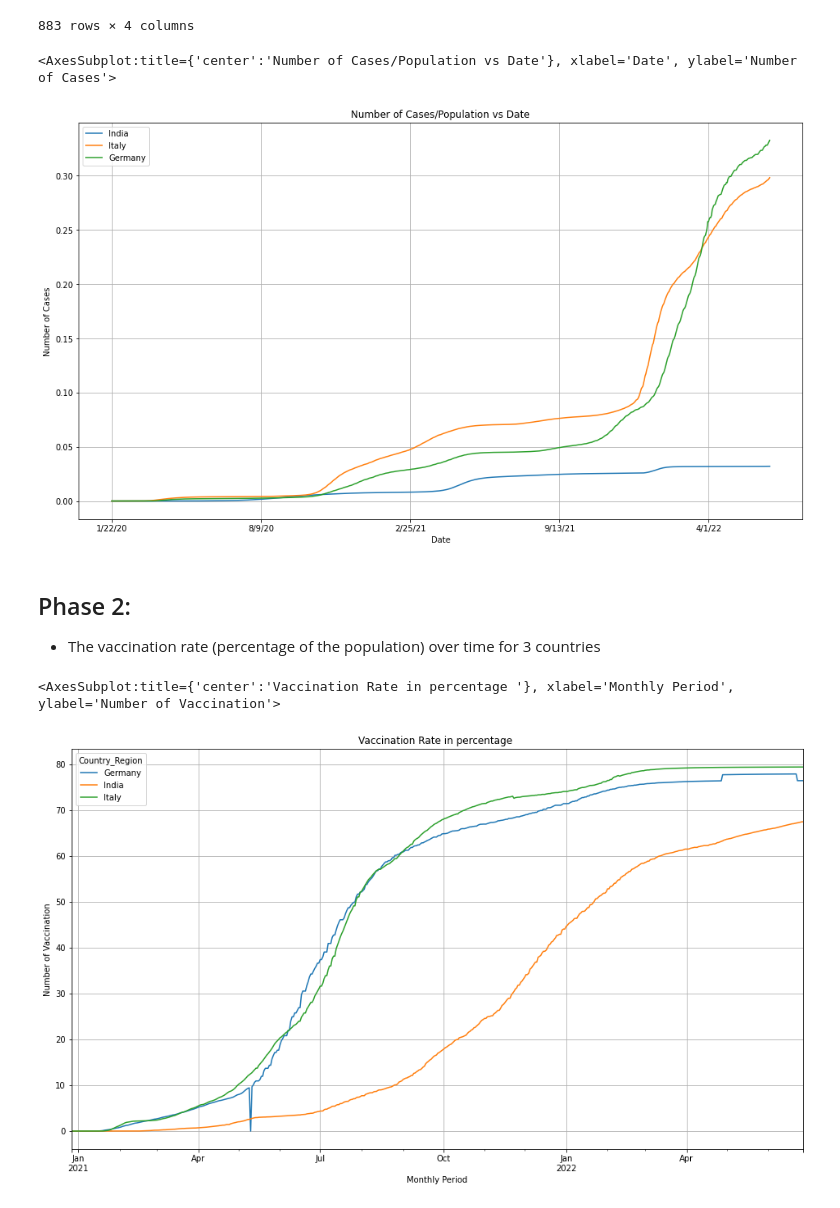
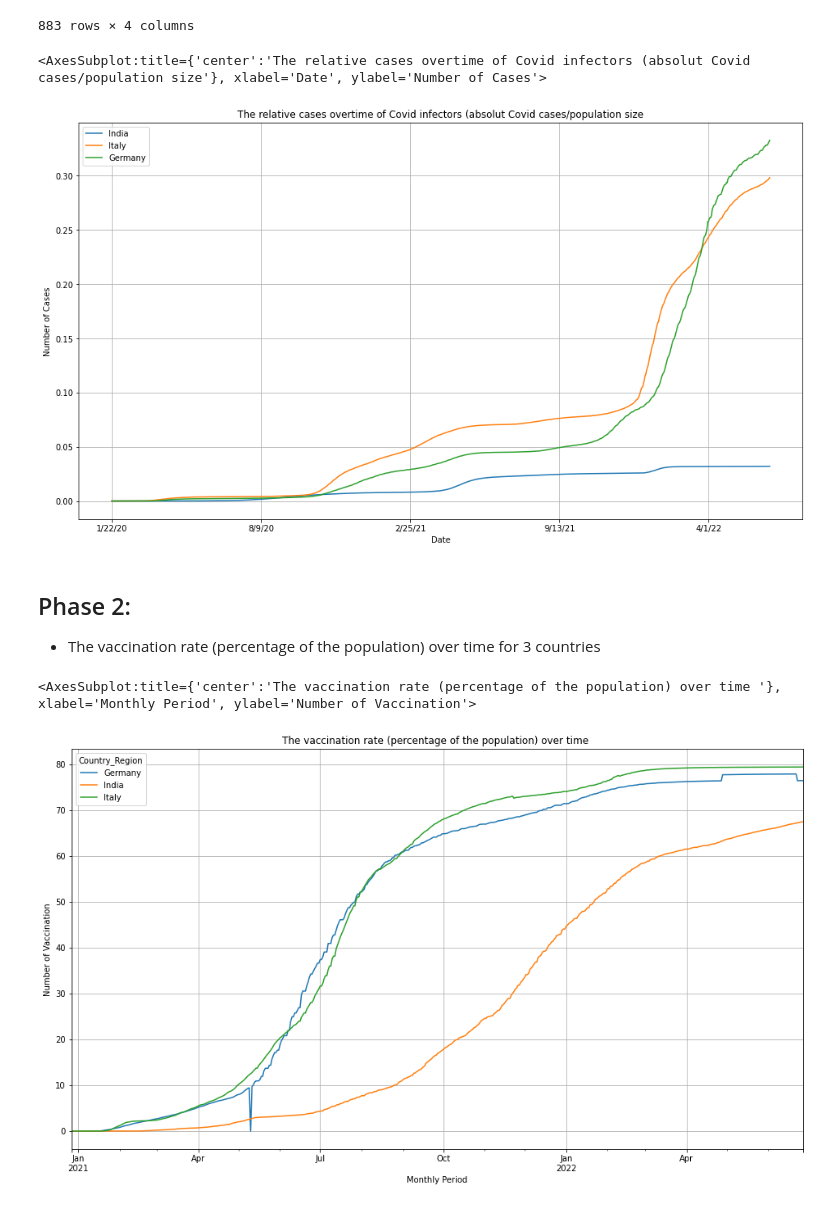
Before and after one commit to Rahul-TUKL/Project_EDS, a Jupyter notebook: notebooks/first_project_delivery.ipynb, the cells around one changed output. Cells and saved outputs as stored; diff of their text form; code cells hidden in the pictures.

```diff
--- a/notebooks/first_project_delivery.ipynb
+++ b/notebooks/first_project_delivery.ipynb
@@ -105,10 +105,10 @@ main_data
 | 882 | 6/22/22 | 0.032045 | 0.298094 | 0.332501 |
 883 rows × 4 columns
 # %%
-main_data.set_index('date').plot(title="Number of Cases/Population vs Date",ylabel= "Number of Cases",xlabel = "Date",grid="on",figsize=(16,9))
+main_data.set_index('date').plot(title="The relative cases overtime of Covid infectors (absolut Covid cases/population size",ylabel= "Number of Cases",xlabel = "Date",grid="on",figsize=(16,9))
 # %% [output]
-<AxesSubplot:title={'center':'Number of Cases/Population vs Date'}, xlabel='Date', ylabel='Number of Cases'>
+<AxesSubplot:title={'center':'The relative cases overtime of Covid infectors (absolut Covid cases/population size'}, xlabel='Date', ylabel='Number of Cases'>
-[figure, old version]
+[figure, new version]
 # %% [markdown]
 ## Phase 2:
 * The vaccination rate (percentage of the population) over time for 3 countries
@@ -133,7 +133,7 @@ for each in country_list:
    vaccination_data[each] = np.array(vaccination_data[each]/float(population_in_original[each])*100)
 # %%
 # Plotting
-vaccination_data.plot(title="Vaccination Rate in percentage ",ylabel= "Number of Vaccination",xlabel = "Monthly Period",grid="on",figsize=(16,9))
+vaccination_data.plot(title="The vaccination rate (percentage of the population) over time ",ylabel= "Number of Vaccination",xlabel = "Monthly Period",grid="on",figsize=(16,9))
 # %% [output]
-<AxesSubplot:title={'center':'Vaccination Rate in percentage '}, xlabel='Monthly Period', ylabel='Number of Vaccination'>
+<AxesSubplot:title={'center':'The vaccination rate (percentage of the population) over time '}, xlabel='Monthly Period', ylabel='Number of Vaccination'>
-[figure, old version]
+[figure, new version]
```
